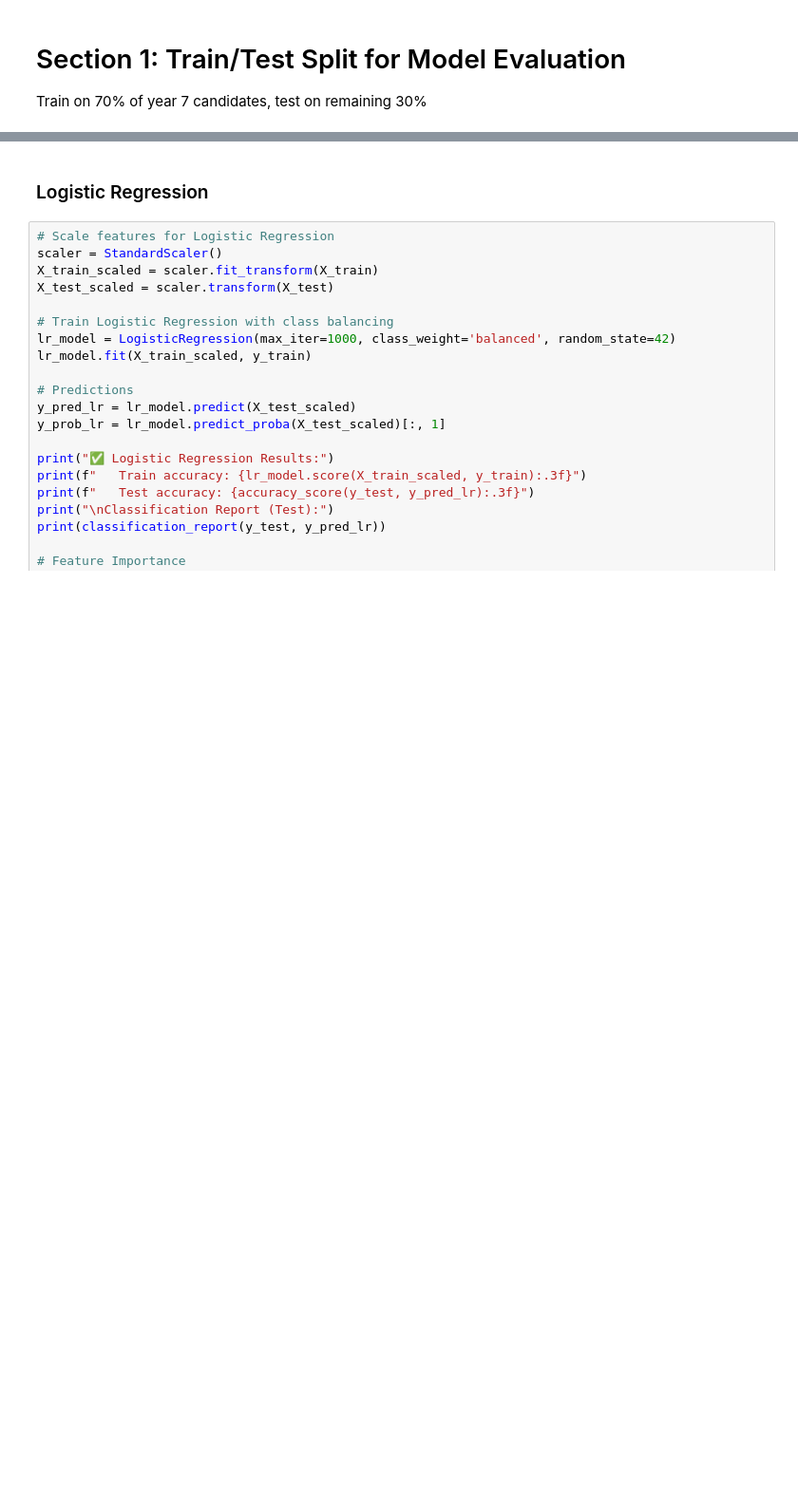
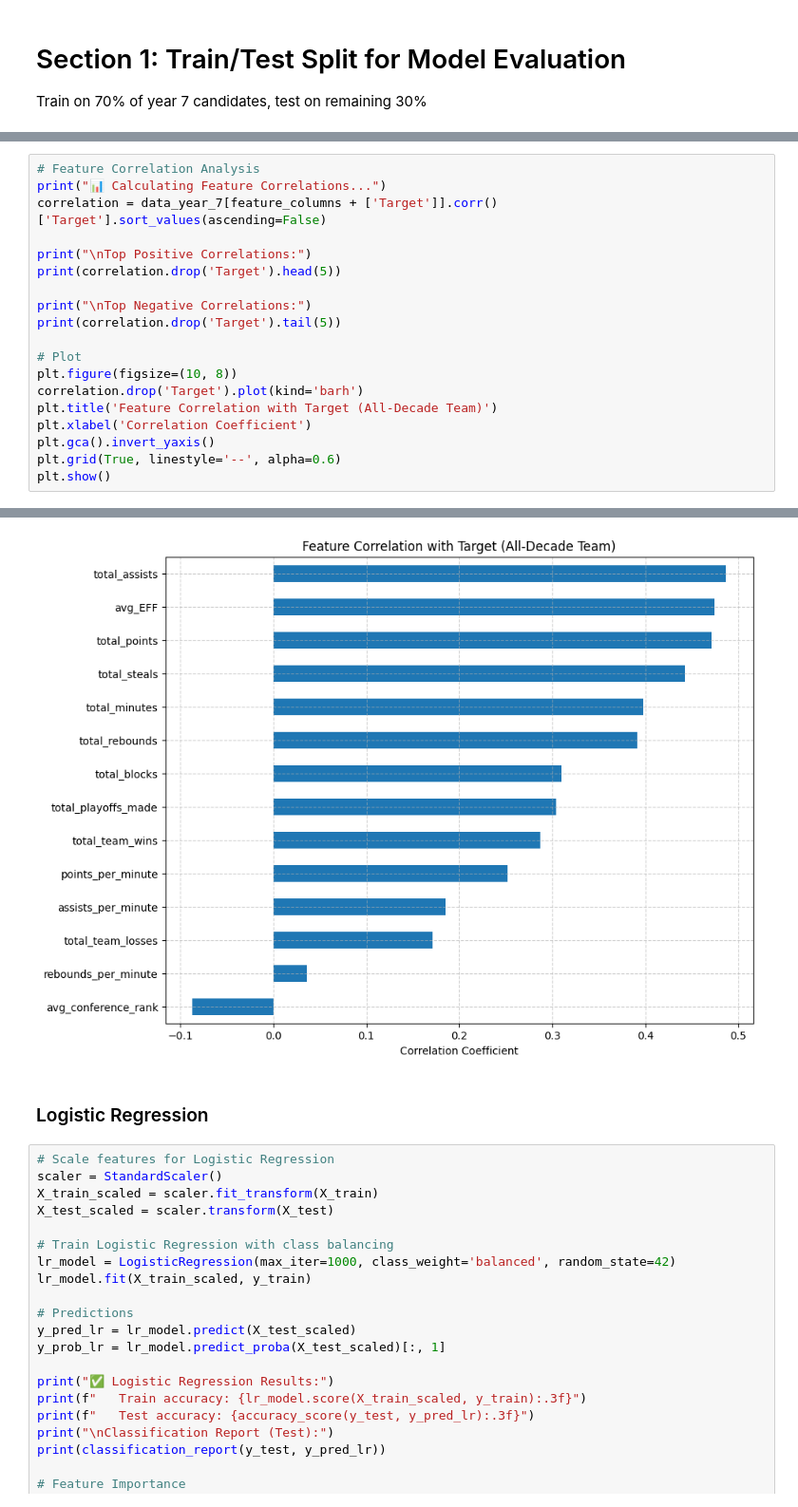
Before and after one commit to FranciscoAlves124/AC, a Jupyter notebook: awards/all_decade/all_decade.ipynb, the cells around one changed output, grey strips where cells are left out. Shown at 95% size. Saved outputs shown, nothing was run; the diff lists cells and outputs as text; blank space fills up the shorter version.

Commit message:
change all decade pipeline

```diff
--- a/awards/all_decade/all_decade.ipynb
+++ b/awards/all_decade/all_decade.ipynb
@@ -276,0 +290,20 @@ print(f"   Testing winners: {y_test.sum()}")
+# %%
+# Feature Correlation Analysis
+print("📊 Calculating Feature Correlations...")
+correlation = data_year_7[feature_columns + ['Target']].corr()['Target'].sort_values(ascending=False)
+
+print("\nTop Positive Correlations:")
+print(correlation.drop('Target').head(5))
+
+print("\nTop Negative Correlations:")
+print(correlation.drop('Target').tail(5))
+
+# Plot
+plt.figure(figsize=(10, 8))
+correlation.drop('Target').plot(kind='barh')
+plt.title('Feature Correlation with Target (All-Decade Team)')
+plt.xlabel('Correlation Coefficient')
+plt.gca().invert_yaxis()
+plt.grid(True, linestyle='--', alpha=0.6)
+plt.show()
+# %% [output]
@@ -277,3 +327,4 @@ print(f"   Testing winners: {y_test.sum()}")
+[figure, added]
 # %% [markdown]
 ### Logistic Regression
 # %%
```
Also changed, not shown: parts of 9 cells of this notebook, 3 other files.
